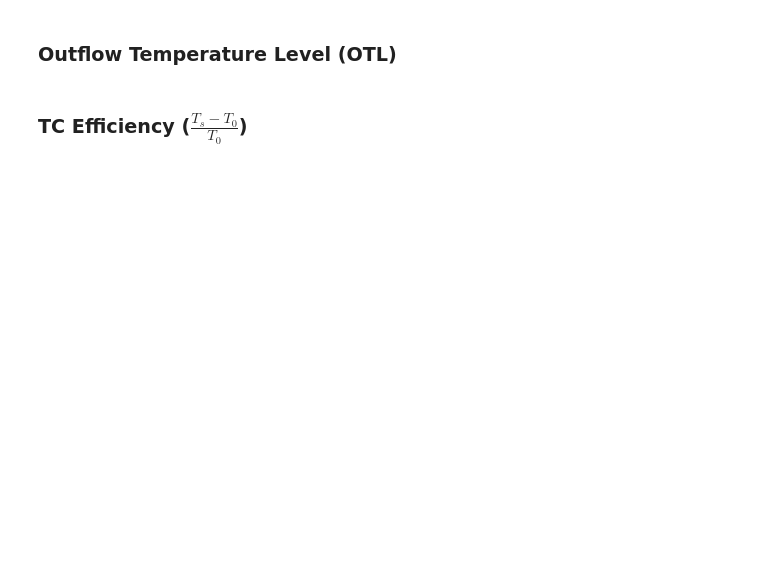
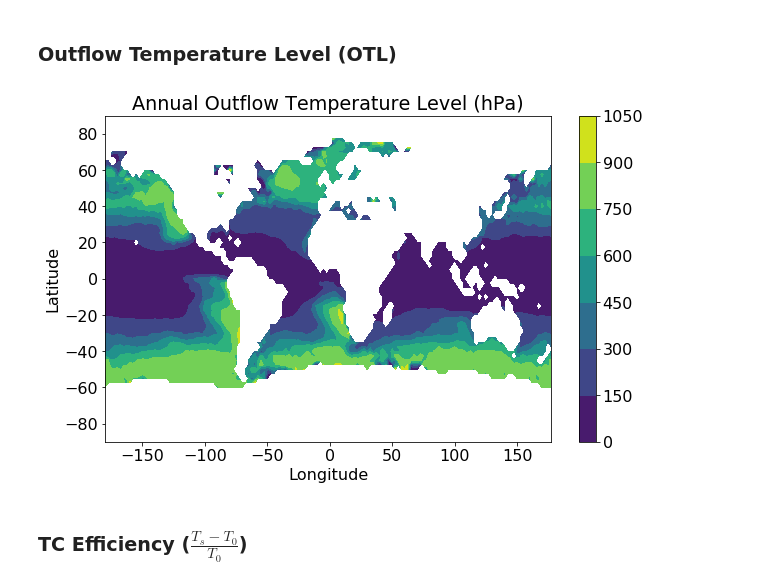
Before and after one commit to dgilford/tcpyPI, a Jupyter notebook: sample_output_analyses.ipynb, the cells around one changed output. Cells and saved outputs as stored; diff of their text form; code cells hidden in the pictures; blank space fills up the shorter version.

```diff
--- a/sample_output_analyses.ipynb
+++ b/sample_output_analyses.ipynb
@@ -134,4 +238,14 @@ We decompose each term in this equation by...
 # %% [markdown]
 ### Outflow Temperature Level (OTL)
+# %%
+plt.figure(figsize=(10,6))
+plt.contourf(pi_ds.lon,pi_ds.lat,pi_ds.lnb.mean(dim=['month']))
+plt.xlabel(ds.lon.standard_name)
+plt.ylabel(ds.lat.standard_name)
+plt.title('Annual Outflow Temperature Level (hPa)')
+plt.colorbar()
+plt.show()
+# %% [output]
+[figure, added]
 # %% [markdown]
 ### TC Efficiency ($\frac{T_{s} - T_{0}}{T_{0}}$)
```
Also changed, not shown: parts of 17 cells of this notebook.
